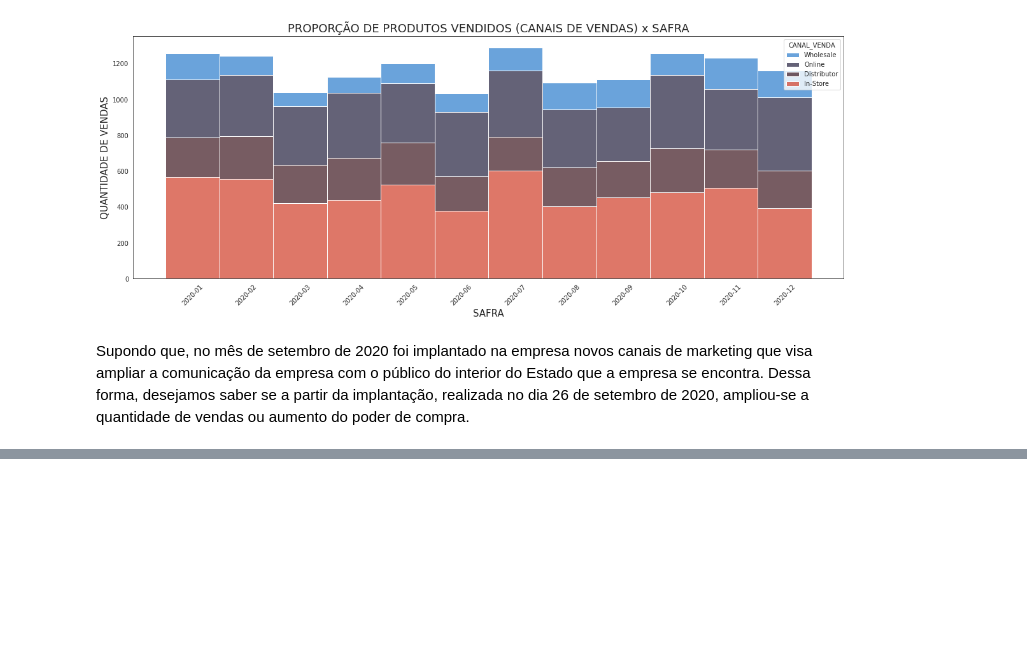
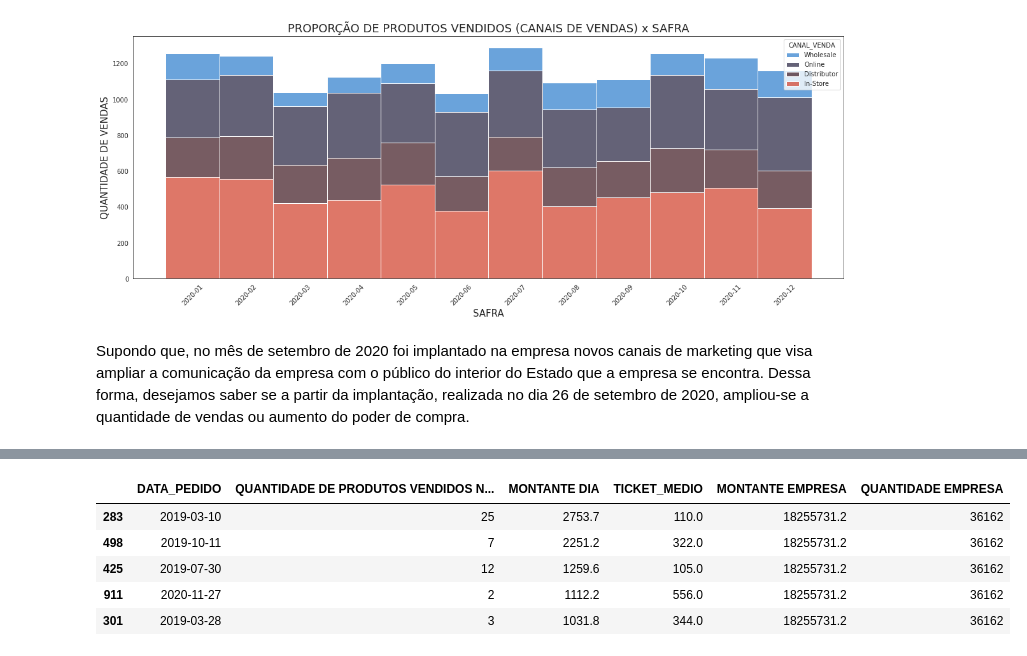
Before and after one commit to wander-asb/Vendas-varejo, a Jupyter notebook: Sales.ipynb, the cells around one changed output, grey strips where cells are left out. Saved outputs shown, nothing was run; the diff lists cells and outputs as text; code cells hidden in the pictures; blank space fills up the shorter version.

```diff
--- a/Sales.ipynb
+++ b/Sales.ipynb
@@ -189,0 +210,9 @@ df['QUANTIDADE_EMPRESA'] = df['QTD_PRODUTO'].sum()
+# %%
+tabela_taxas.tail()
+# %% [output]
+|  | DATA_PEDIDO | QUANTIDADE DE PRODUTOS VENDIDOS N... | MONTANTE DIA | TICKET_MEDIO | MONTANTE EMPRESA | QUANTIDADE EMPRESA |
+| 283 | 2019-03-10 | 25 | 2753.7 | 110.0 | 18255731.2 | 36162 |
+| 498 | 2019-10-11 | 7 | 2251.2 | 322.0 | 18255731.2 | 36162 |
+| 425 | 2019-07-30 | 12 | 1259.6 | 105.0 | 18255731.2 | 36162 |
+| 911 | 2020-11-27 | 2 | 1112.2 | 556.0 | 18255731.2 | 36162 |
+| 301 | 2019-03-28 | 3 | 1031.8 | 344.0 | 18255731.2 | 36162 |
```
Also changed, not shown: parts of 4 cells of this notebook.
